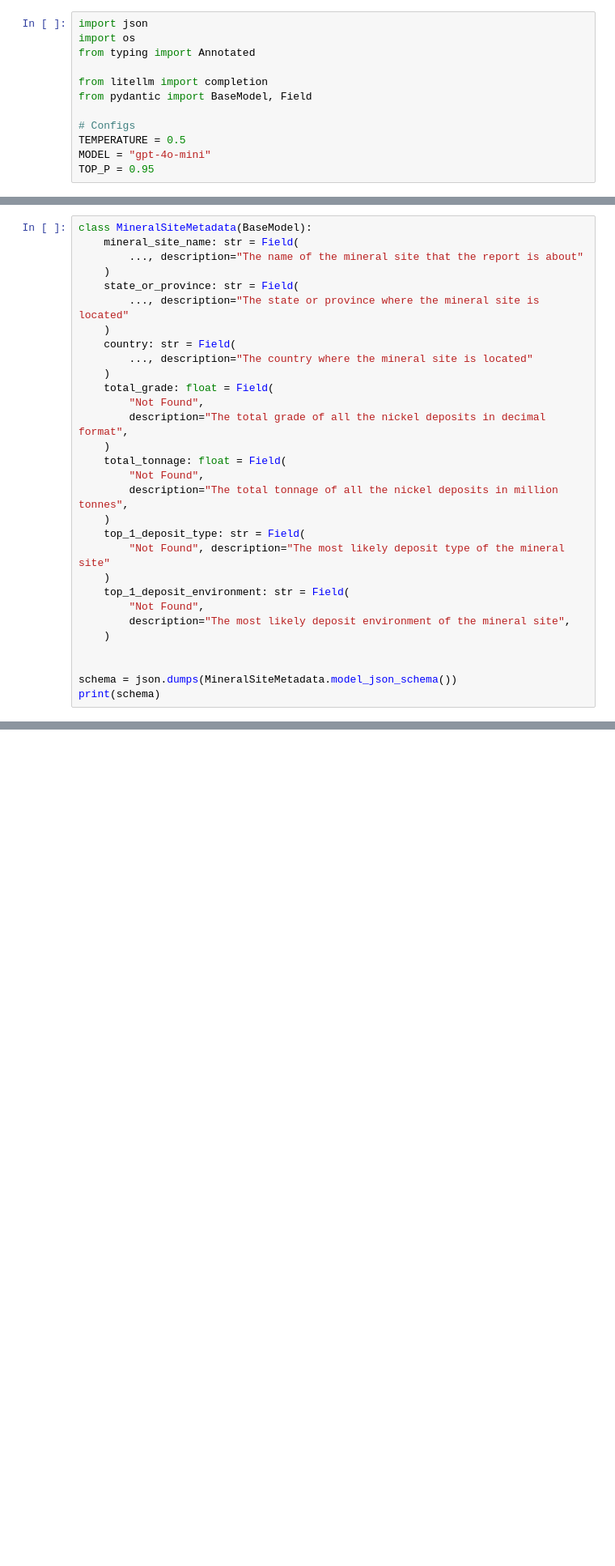
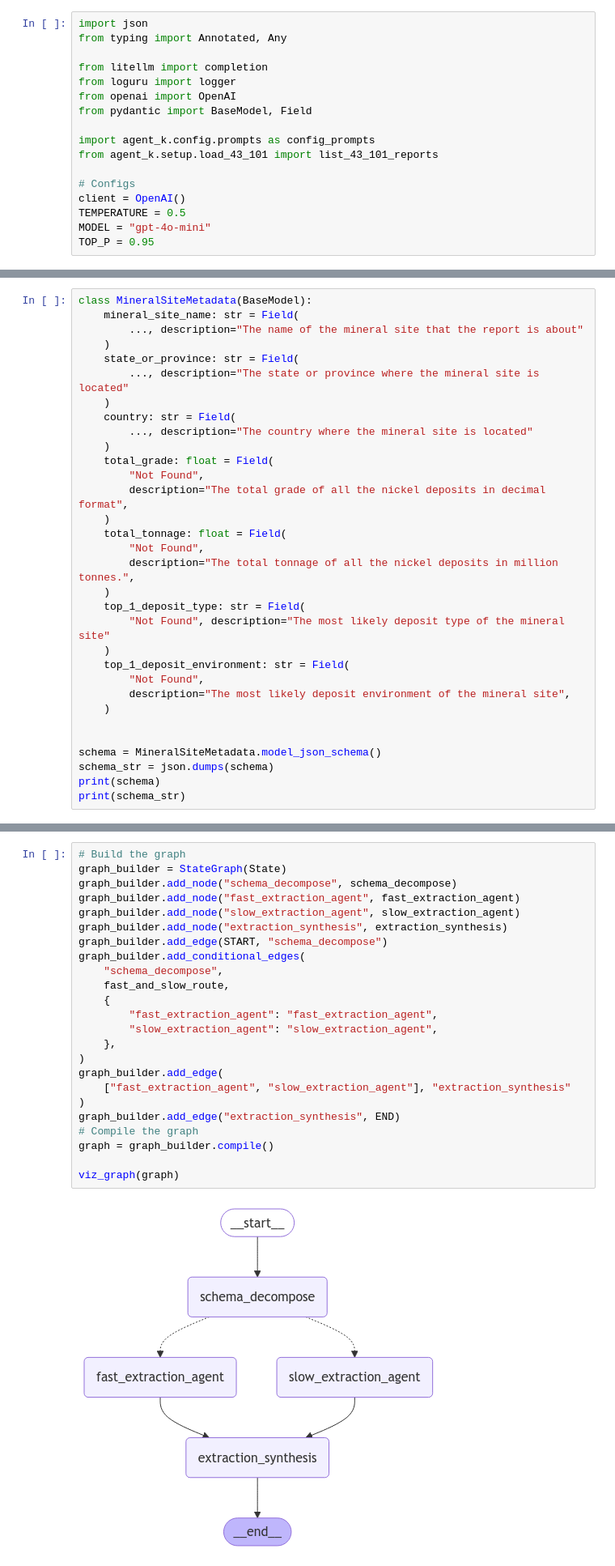
Before and after one commit to yixin0829/agent-k, a Jupyter notebook: agent_k/notebooks/react_fast_n_slow.ipynb, the cells around one changed output, grey strips where cells are left out. Shown at 81% size. Saved outputs shown, nothing was run; the diff lists cells and outputs as text; blank space fills up the shorter version.

Commit message:
Implement basic fast & slow extraction

```diff
--- a/agent_k/notebooks/react_fast_n_slow.ipynb
+++ b/agent_k/notebooks/react_fast_n_slow.ipynb
@@ -5,12 +7,17 @@ This is a quick implementation of the Chain of Extraction + Fast & Slow thinking
 # %%
 import json
-import os
-from typing import Annotated
+from typing import Annotated, Any
 
 from litellm import completion
+from loguru import logger
+from openai import OpenAI
 from pydantic import BaseModel, Field
 
+import agent_k.config.prompts as config_prompts
+from agent_k.setup.load_43_101 import list_43_101_reports
+
 # Configs
+client = OpenAI()
 TEMPERATURE = 0.5
 MODEL = "gpt-4o-mini"
 TOP_P = 0.95
@@ -31,7 +40,7 @@ class MineralSiteMetadata(BaseModel):
     )
     total_tonnage: float = Field(
         "Not Found",
-        description="The total tonnage of all the nickel deposits in million tonnes",
+        description="The total tonnage of all the nickel deposits in million tonnes.",
     )
     top_1_deposit_type: str = Field(
         "Not Found", description="The most likely deposit type of the mineral site"
@@ -42,6 +51,8 @@ class MineralSiteMetadata(BaseModel):
     )
 
 
-schema = json.dumps(MineralSiteMetadata.model_json_schema())
+schema = MineralSiteMetadata.model_json_schema()
+schema_str = json.dumps(schema)
 print(schema)
+print(schema_str)
 # %% [output]
@@ -157,0 +490,26 @@ Terminating...
+# %%
+# Build the graph
+graph_builder = StateGraph(State)
+graph_builder.add_node("schema_decompose", schema_decompose)
+graph_builder.add_node("fast_extraction_agent", fast_extraction_agent)
+graph_builder.add_node("slow_extraction_agent", slow_extraction_agent)
+graph_builder.add_node("extraction_synthesis", extraction_synthesis)
+graph_builder.add_edge(START, "schema_decompose")
+graph_builder.add_conditional_edges(
+    "schema_decompose",
+    fast_and_slow_route,
+    {
+        "fast_extraction_agent": "fast_extraction_agent",
+        "slow_extraction_agent": "slow_extraction_agent",
+    },
+)
+graph_builder.add_edge(
+    ["fast_extraction_agent", "slow_extraction_agent"], "extraction_synthesis"
+)
+graph_builder.add_edge("extraction_synthesis", END)
+# Compile the graph
+graph = graph_builder.compile()
+
+viz_graph(graph)
+# %% [output]
+[figure, added]
```
Also changed, not shown: parts of 19 cells of this notebook, 1 other file.
